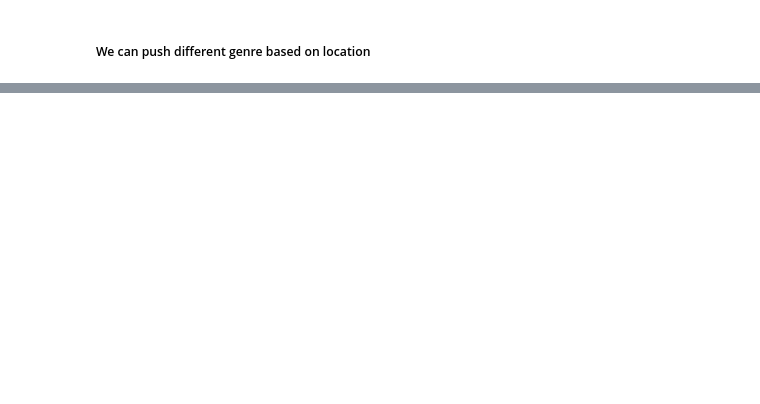
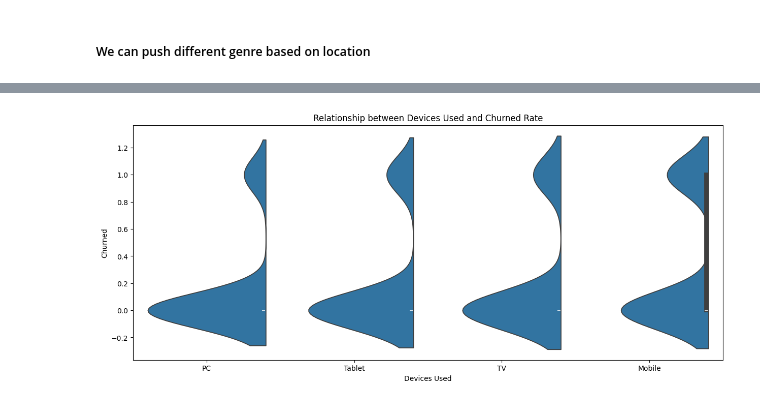
Before and after one commit to richard2323233/schulich_data_science, a Jupyter notebook: assignment 1.ipynb, the cells around one changed output, grey strips where cells are left out. Saved outputs shown, nothing was run; the diff lists cells and outputs as text; code cells hidden in the pictures; blank space fills up the shorter version.

```diff
--- a/assignment 1.ipynb
+++ b/assignment 1.ipynb
@@ -543,0 +649,17 @@ plt.show()
+# %%
+# Create a figure and axis
+fig = plt.figure(figsize=(15, 6))
+ax = fig.add_subplot(111)
+
+# Generate the violin plot
+sns.violinplot(x='Devices_Used', y='Churned', data=df, split=True, ax=ax)
+
+# Add titles and labels
+plt.title('Relationship between Devices Used and Churned Rate')
+plt.xlabel('Devices Used')
+plt.ylabel('Churned')
+
+# Display the plot
+plt.show()
+# %% [output]
+[figure, added]
```
Also changed, not shown: parts of 21 cells of this notebook.
